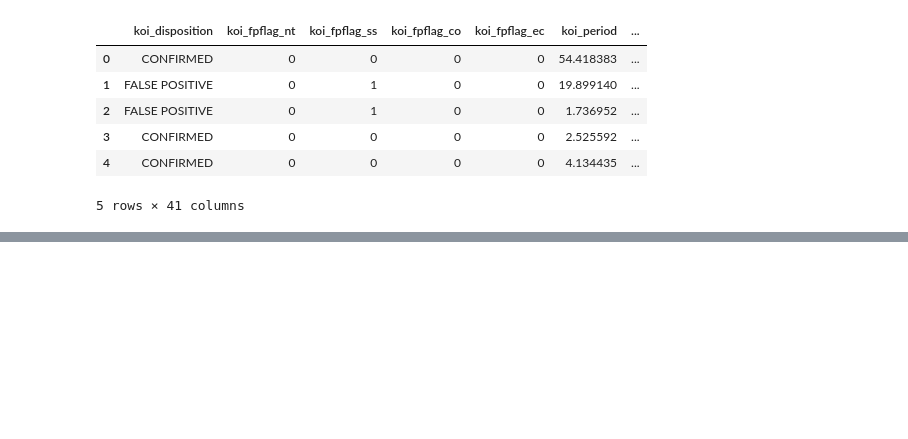
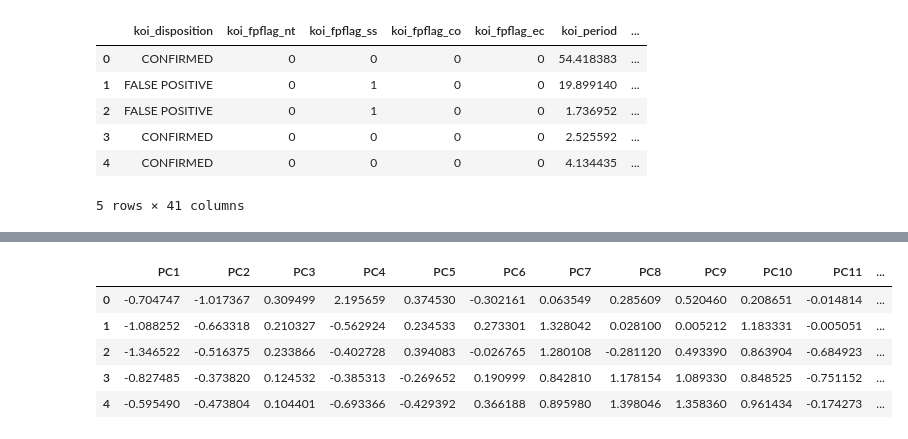
Before and after one commit to Momoyactly/machine-learning-challenge, a Jupyter notebook: Resources/PCA.ipynb, the cells around one changed output, grey strips where cells are left out. Cells and saved outputs as stored; diff of their text form; code cells hidden in the pictures; blank space fills up the shorter version.

```diff
--- a/Resources/PCA.ipynb
+++ b/Resources/PCA.ipynb
@@ -30,0 +30,14 @@ df[df.kepid.duplicated()]
+# %%
+X = StandardScaler().fit_transform(X)
+n_components = 20
+pca = PCA(n_components=n_components)
+principalComponents = pca.fit_transform(X)
+principalDataframe = pd.DataFrame(data = principalComponents,columns=[f'PC{i}' for i in range(1,n_components+1)])
+principalDataframe.head()
+# %% [output]
+|  | PC1 | PC2 | PC3 | PC4 | PC5 | PC6 | PC7 | PC8 | PC9 | PC10 | PC11 | ... |
+| 0 | -0.704747 | -1.017367 | 0.309499 | 2.195659 | 0.374530 | -0.302161 | 0.063549 | 0.285609 | 0.520460 | 0.208651 | -0.014814 | ... |
+| 1 | -1.088252 | -0.663318 | 0.210327 | -0.562924 | 0.234533 | 0.273301 | 1.328042 | 0.028100 | 0.005212 | 1.183331 | -0.005051 | ... |
+| 2 | -1.346522 | -0.516375 | 0.233866 | -0.402728 | 0.394083 | -0.026765 | 1.280108 | -0.281120 | 0.493390 | 0.863904 | -0.684923 | ... |
+| 3 | -0.827485 | -0.373820 | 0.124532 | -0.385313 | -0.269652 | 0.190999 | 0.842810 | 1.178154 | 1.089330 | 0.848525 | -0.751152 | ... |
+| 4 | -0.595490 | -0.473804 | 0.104401 | -0.693366 | -0.429392 | 0.366188 | 0.895980 | 1.398046 | 1.358360 | 0.961434 | -0.174273 | ... |
```
Also changed, not shown: parts of 9 cells of this notebook.
